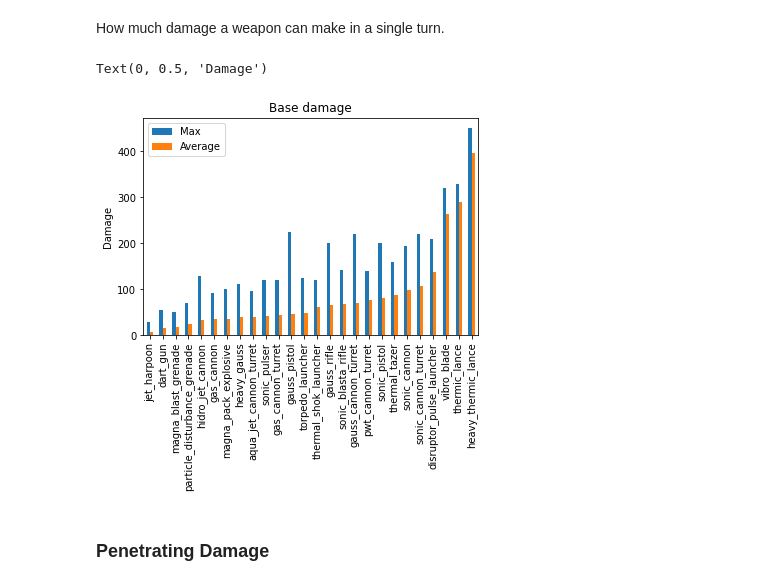
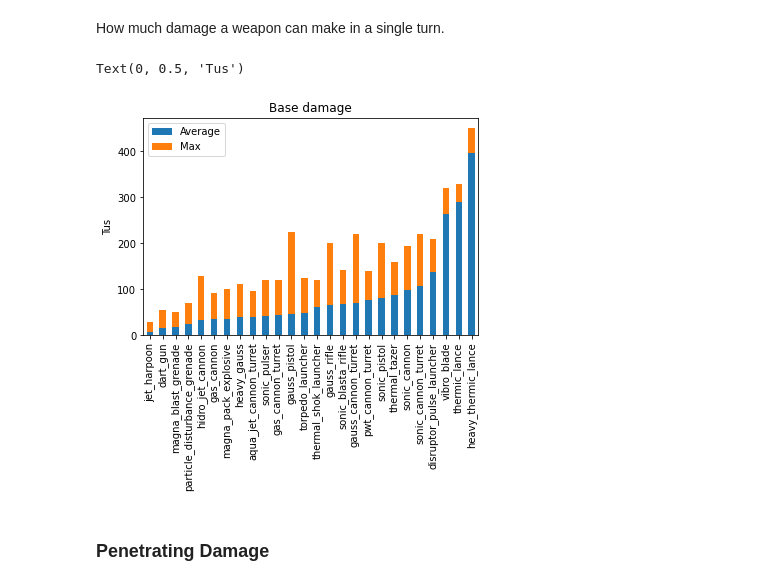
Before and after one commit to Bernardo-MG/xcom-analysis-jupyter-notebook, a Jupyter notebook: terror_from_the_deep/weapon_stats.ipynb, the cells around one changed output. Saved outputs shown, nothing was run; the diff lists cells and outputs as text; code cells hidden in the pictures.

```diff
--- a/terror_from_the_deep/weapon_stats.ipynb
+++ b/terror_from_the_deep/weapon_stats.ipynb
@@ -25,11 +22,17 @@ average_damage = average_damage.sort_values(by=["turn_damage_expected"])
+# %%
+average_damage = pd.DataFrame()
+average_damage["damage"] = average_damage_mean["turn_damage_expected"]
+average_damage["up_to_max"] = average_damage_max["turn_damage_max"]
+average_damage["up_to_max"] = average_damage.apply(lambda x: x["up_to_max"] - x["damage"], axis=1)
+average_damage = average_damage.sort_values(by=["damage"])
 # %%
-ax = average_damage.plot.bar(title="Base damage", legend=False)
-ax.legend(["Max", "Average"])
+ax = average_damage.plot.bar(title="Base damage", stacked=True, legend=False)
+ax.legend(["Average", "Max"])
 ax.xaxis.get_label().set_visible(False)
-ax.set_ylabel("Damage")
+ax.set_ylabel("Tus")
 # %% [output]
-Text(0, 0.5, 'Damage')
+Text(0, 0.5, 'Tus')
-[figure, old version]
+[figure, new version]
 # %% [markdown]
 ### Penetrating Damage
 # %%
```
Also changed, not shown: parts of 42 cells of this notebook, 4 other files.
